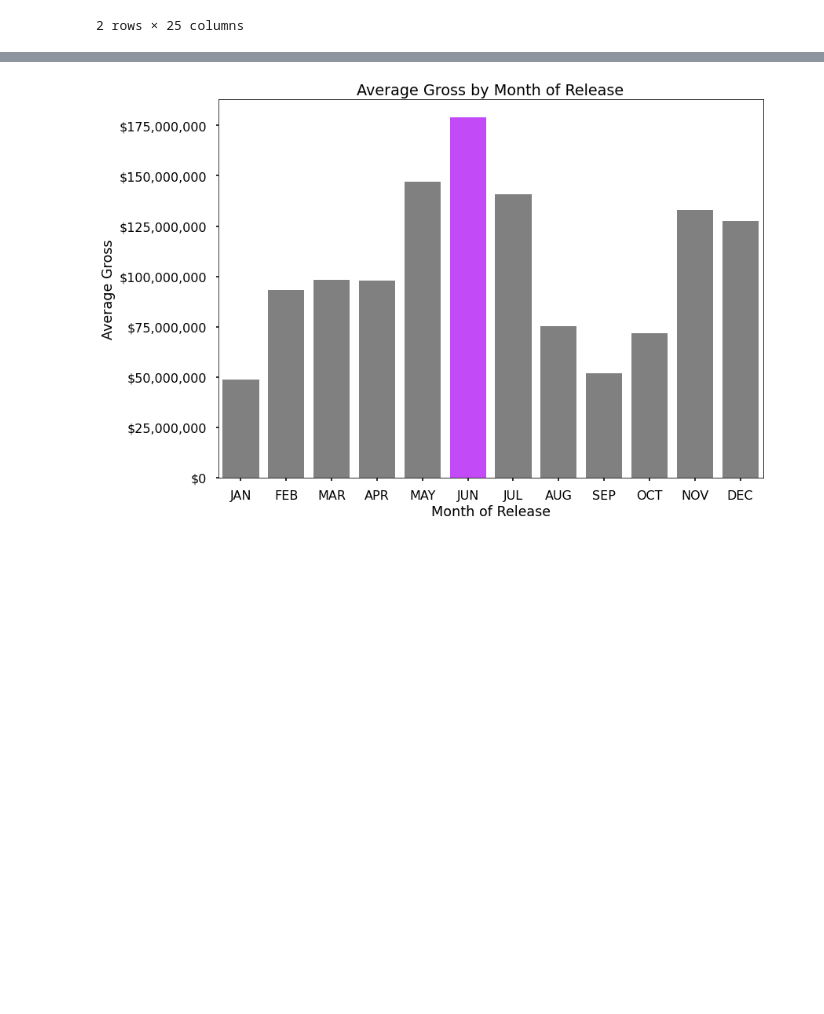
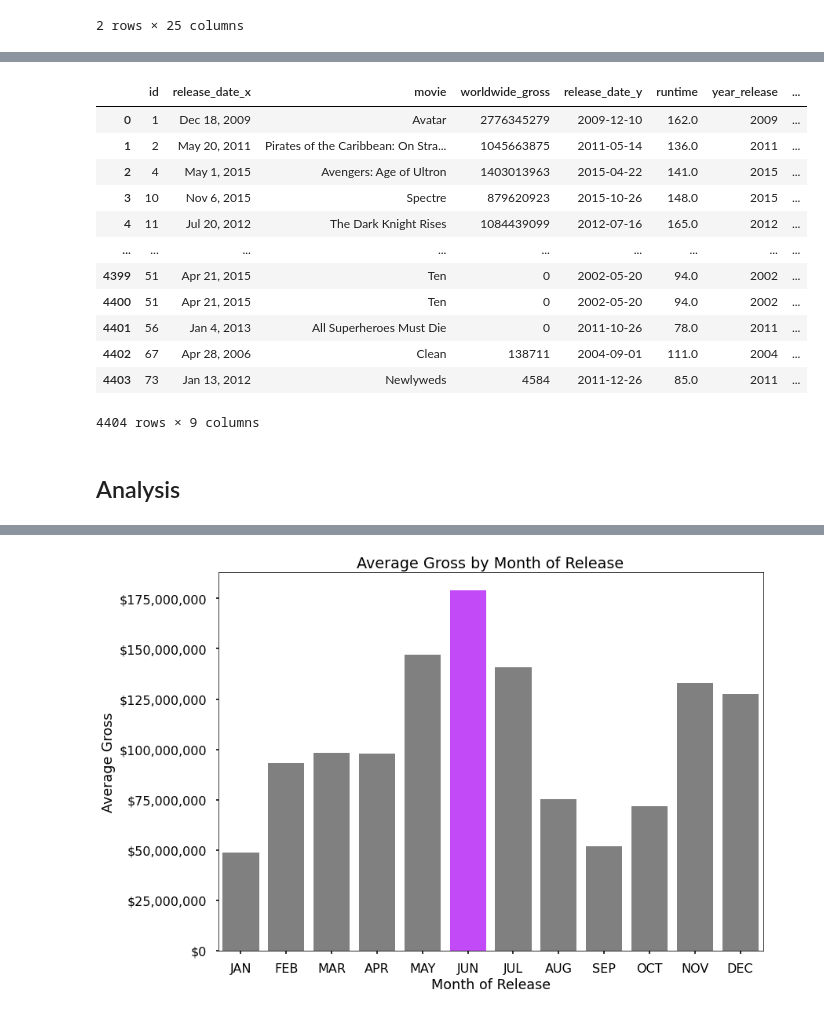
Before and after one commit to jsharing/Microsoft-Studio-Recommendations, a Jupyter notebook: Final_Notebook.ipynb, the cells around one changed output, grey strips where cells are left out. Drawn from its saved outputs; the diff is of its cells as text; code cells hidden in the pictures; blank space fills up the shorter version.

```diff
--- a/Final_Notebook.ipynb
+++ b/Final_Notebook.ipynb
@@ -273,0 +159,3 @@ ave_month_gross_df = final_df.groupby('month_release').mean().reset_index()
+# %%
+conn = sqlite3.connect('zippedData/im.db')
+cur = conn.cursor()
@@ -273,0 +212,18 @@ ave_month_gross_df = final_df.groupby('month_release').mean().reset_index()
+# %%
+genres_df
+# %% [output]
+|  | id | release_date_x | movie | worldwide_gross | release_date_y | runtime | year_release | ... |
+| 0 | 1 | Dec 18, 2009 | Avatar | 2776345279 | 2009-12-10 | 162.0 | 2009 | ... |
+| 1 | 2 | May 20, 2011 | Pirates of the Caribbean: On Stra... | 1045663875 | 2011-05-14 | 136.0 | 2011 | ... |
+| 2 | 4 | May 1, 2015 | Avengers: Age of Ultron | 1403013963 | 2015-04-22 | 141.0 | 2015 | ... |
+| 3 | 10 | Nov 6, 2015 | Spectre | 879620923 | 2015-10-26 | 148.0 | 2015 | ... |
+| 4 | 11 | Jul 20, 2012 | The Dark Knight Rises | 1084439099 | 2012-07-16 | 165.0 | 2012 | ... |
+| ... | ... | ... | ... | ... | ... | ... | ... | ... |
+| 4399 | 51 | Apr 21, 2015 | Ten | 0 | 2002-05-20 | 94.0 | 2002 | ... |
+| 4400 | 51 | Apr 21, 2015 | Ten | 0 | 2002-05-20 | 94.0 | 2002 | ... |
+| 4401 | 56 | Jan 4, 2013 | All Superheroes Must Die | 0 | 2011-10-26 | 78.0 | 2011 | ... |
+| 4402 | 67 | Apr 28, 2006 | Clean | 138711 | 2004-09-01 | 111.0 | 2004 | ... |
+| 4403 | 73 | Jan 13, 2012 | Newlyweds | 4584 | 2011-12-26 | 85.0 | 2011 | ... |
+4404 rows × 9 columns
+# %% [markdown]
+## Analysis
```
Also changed, not shown: parts of 88 cells of this notebook.
